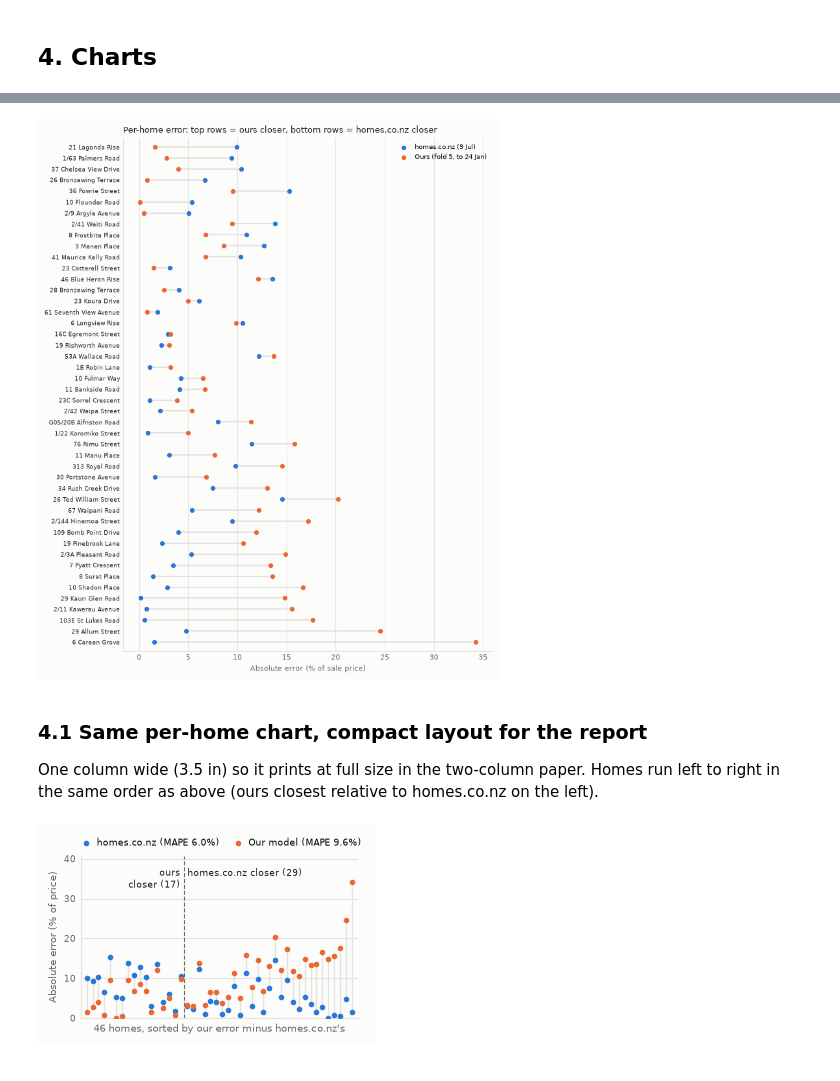
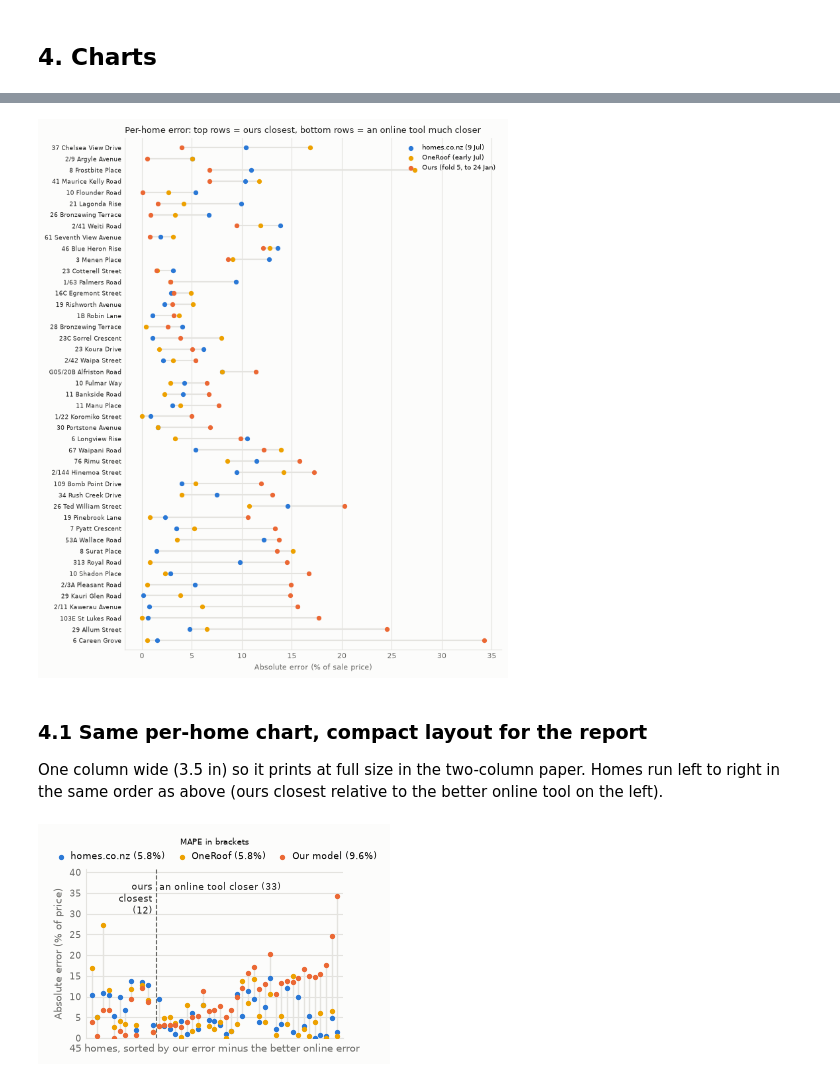
Before and after one commit to hugn456/COMPSCI_760_Group_3_Intelligent_Real_Estate_Price_Prediction_Model, a Jupyter notebook: online_valuation.ipynb, the cells around one changed output, grey strips where cells are left out. Drawn from its saved outputs; the diff is of its cells as text; code cells hidden in the pictures.

```diff
--- a/online_valuation.ipynb
+++ b/online_valuation.ipynb
@@ -177,9 +185,12 @@ valuations), and the median signed error (positive = predicts too high).
 # %%
 PREDICTORS = {
     "homes.co.nz (9 Jul)": "online_estimate",
+    "OneRoof (early Jul)": ONEROOF_COL,
     "Ours (fold 5, to 24 Jan)": "our_prediction",
     "Ours (retrained to 9 Jul)": "ours_to_9jul",
 }
+ONLINE = ["homes.co.nz (9 Jul)", "OneRoof (early Jul)"]
+OURS = ["Ours (fold 5, to 24 Jan)", "Ours (retrained to 9 Jul)"]
 y = cmp["sale_price"].values
 pct = {name: (cmp[col].values - y) / y * 100 for name, col in PREDICTORS.items()}
 
@@ -249,7 +264,7 @@ import matplotlib.pyplot as plt
 SURFACE, INK, INK_MUTED, GRID = "#fcfcfb", "#1f1f1e", "#6b6b68", "#e4e3df"
 # Our model keeps the colour it has in the report's other charts (orange).
 COLORS = {"homes.co.nz (9 Jul)": "#2a78d6", "Ours (fold 5, to 24 Jan)": "#eb6834",
-          "Ours (retrained to 9 Jul)": "#1baf7a"}
+          "Ours (retrained to 9 Jul)": "#1baf7a", "OneRoof (early Jul)": "#eda100"}
 
 
 def style(ax):
@@ -269,9 +284,10 @@ fig, axes = plt.subplots(1, 2, figsize=(7.2, 2.9), facecolor=SURFACE,
 # (a) Predicted vs actual, one dot per home; the diagonal is a perfect prediction.
 ax = axes[0]
 style(ax)
-lim = [0, cmp[["sale_price", "online_estimate", "our_prediction", "ours_to_9jul"]].max().max() / 1e6 * 1.05]
+lim = [0, cmp[["sale_price"] + list(PREDICTORS.values())].max().max() / 1e6 * 1.05]
 ax.plot(lim, lim, color=INK_MUTED, linewidth=1, linestyle=":")
-for name, col in PREDICTORS.items():
+# The retrained model is left out of the scatter to keep it readable (it is in panel b).
+for name, col in [(n, c) for n, c in PREDICTORS.items() if n != "Ours (retrained to 9 Jul)"]:
     ax.scatter(cmp["sale_price"] / 1e6, cmp[col] / 1e6, s=16, color=COLORS[name],
                edgecolor=SURFACE, linewidth=0.6, label=name, zorder=3)
 ax.set_xlim(lim)
@@ -286,18 +302,19 @@ ax = axes[1]
 style(ax)
 ax.grid(axis="x", visible=False)
 bands = ["within 5% (share)", "within 10% (share)"]
-width = 0.26
+width = 0.2
 for i, name in enumerate(PREDICTORS):
-    xs = np.arange(len(bands)) + (i - 1) * width
+    xs = np.arange(len(bands)) + (i - 1.5) * width
     vals = summary.loc[name, bands].values
     ax.bar(xs, vals, width=width, color=COLORS[name], edgecolor=SURFACE, linewidth=1.5, label=name)
     for x, v in zip(xs, vals):
-        ax.text(x, v + 1.5, f"{v:.0f}%", ha="center", va="bottom", fontsize=7, color=INK)
+        ax.text(x, v + 1.5, f"{v:.0f}%", ha="center", va="bottom", fontsize=6, color=INK)
 ax.set_xticks(range(len(bands)))
 ax.set_xticklabels(["within 5%", "within 10%"], fontsize=8, color=INK)
 ax.set_ylim(0, 100)
 ax.set_ylabel("Share of homes (%)", fontsize=8, color=INK_MUTED)
 ax.set_title(f"(b) Homes predicted within 5% / 10% (n = {len(cmp)})", fontsize=9, color=INK, loc="left")
+ax.legend(fontsize=6, frameon=False, loc="upper left", ncol=2, handlelength=1, columnspacing=0.8)
 
 plt.tight_layout()
 plt.savefig("figures/online_valuation_comparison.png", dpi=300, bbox_inches="tight", facecolor=SURFACE)
@@ -307,24 +324,26 @@ plt.show()
 # %%
-# Per-home absolute % error, ours (fold 5) vs homes.co.nz, sorted by the gap.
-# A line points left (toward 0) when one predictor is closer than the other.
-gap = (np.abs(pct["Ours (fold 5, to 24 Jan)"]) - online_abs)
+# Per-home absolute % error: ours (fold 5) vs the better of the two online tools.
+# Sorted by our error minus the best online error, so the homes where ours is
+# closest come first.
+ours_abs = abs_err["Ours (fold 5, to 24 Jan)"]
+best_online = np.minimum(abs_err["homes.co.nz (9 Jul)"], abs_err["OneRoof (early Jul)"])
+gap = ours_abs - best_online
 order = np.argsort(gap)
 labels = cmp["address"].str.split(",").str[0].values
+SHOWN = ["homes.co.nz (9 Jul)", "OneRoof (early Jul)", "Ours (fold 5, to 24 Jan)"]
 
 fig, ax = plt.subplots(figsize=(7.2, 0.17 * len(cmp) + 0.9), facecolor=SURFACE)
 style(ax)
 ax.grid(axis="y", visible=False)
 for row, i in enumerate(order):
-    a, b = online_abs[i], np.abs(pct["Ours (fold 5, to 24 Jan)"][i])
-    ax.plot([a, b], [row, row], color=GRID, linewidth=1.5, zorder=1)
-ax.scatter(online_abs[order], range(len(cmp)), s=18, color=COLORS["homes.co.nz (9 Jul)"],
-           label="homes.co.nz (9 Jul)", zorder=3)
-ax.scatter(np.abs(pct["Ours (fold 5, to 24 Jan)"])[order], range(len(cmp)), s=18,
-           color=COLORS["Ours (fold 5, to 24 Jan)"], label="Ours (fold 5, to 24 Jan)", zorder=3)
+    vals = [abs_err[n][i] for n in SHOWN]
+    ax.plot([min(vals), max(vals)], [row, row], color=GRID, linewidth=1.5, zorder=1)
+for n in SHOWN:
+    ax.scatter(abs_err[n][order], range(len(cmp)), s=18, color=COLORS[n], label=n, zorder=3)
 ax.set_yticks(range(len(cmp)))
 ax.set_yticklabels(labels[order], fontsize=6.5, color=INK)
 ax.set_xlabel("Absolute error (% of sale price)", fontsize=8, color=INK_MUTED)
-ax.set_title("Per-home error: top rows = ours closer, bottom rows = homes.co.nz closer",
+ax.set_title("Per-home error: top rows = ours closest, bottom rows = an online tool much closer",
              fontsize=9, color=INK, loc="left")
 ax.legend(fontsize=7, frameon=False, loc="upper right")
 ax.set_ylim(-0.8, len(cmp) - 0.2)
@@ -333,48 +352,51 @@ plt.tight_layout()
 plt.savefig("figures/online_valuation_per_home.png", dpi=300, bbox_inches="tight", facecolor=SURFACE)
 plt.show()
 # %% [output]
-[figure, old version]
+[figure, new version]
 # %% [markdown]
 ### 4.1 Same per-home chart, compact layout for the report
 
 One column wide (3.5 in) so it prints at full size in the two-column
 paper. Homes run left to right in the same order as above (ours closest
-relative to homes.co.nz on the left).
+relative to the better online tool on the left).
 # %%
-ours_abs = np.abs(pct["Ours (fold 5, to 24 Jan)"])
-n_ours_closer = int((gap < 0).sum())
+n_ours_closest = int((gap < 0).sum())
 x = np.arange(len(cmp))
+SHORT = {"homes.co.nz (9 Jul)": "homes.co.nz", "OneRoof (early Jul)": "OneRoof",
+         "Ours (fold 5, to 24 Jan)": "Our model"}
 
-fig, ax = plt.subplots(figsize=(3.5, 2.3), facecolor=SURFACE)
+fig, ax = plt.subplots(figsize=(3.5, 2.5), facecolor=SURFACE)
 style(ax)
 ax.grid(axis="x", visible=False)
-ax.vlines(x, online_abs[order], ours_abs[order], color=GRID, linewidth=1, zorder=1)
-ax.scatter(x, online_abs[order], s=9, color=COLORS["homes.co.nz (9 Jul)"],
-           label=f"homes.co.nz (MAPE {online_abs.mean():.1f}%)", zorder=3)
-ax.scatter(x, ours_abs[order], s=9, color=COLORS["Ours (fold 5, to 24 Jan)"],
-           label=f"Our model (MAPE {ours_abs.mean():.1f}%)", zorder=3)
+lo = np.min([abs_err[n] for n in SHOWN], axis=0)[order]
+hi = np.max([abs_err[n] for n in SHOWN], axis=0)[order]
+ax.vlines(x, lo, hi, color=GRID, linewidth=1, zorder=1)
+for n in SHOWN:
+    ax.scatter(x, abs_err[n][order], s=8, color=COLORS[n],
+               label=f"{SHORT[n]} ({abs_err[n].mean():.1f}%)", zorder=3)
 
-# Divider between the homes where ours is closer and where homes.co.nz is closer.
-split = n_ours_closer - 0.5
+# Divider: left = ours closer than both online tools; right = at least one tool closer.
+split = n_ours_closest - 0.5
 ax.axvline(split, color=INK_MUTED, linestyle="--", linewidth=0.8)
-top = max(online_abs.max(), ours_abs.max()) * 1.1
-ax.text(split - 0.6, top, f"ours\ncloser ({n_ours_closer})", ha="right", va="top", fontsize=6.5, color=INK)
-ax.text(split + 0.6, top, f"homes.co.nz closer ({len(cmp) - n_ours_closer})",
+top = hi.max() * 1.1
+ax.text(split - 0.6, top, f"ours\nclosest\n({n_ours_closest})", ha="right", va="top", fontsize=6.5, color=INK)
+ax.text(split + 0.6, top, f"an online tool closer ({len(cmp) - n_ours_closest})",
         ha="left", va="top", fontsize=6.5, color=INK)
 
 ax.set_xticks([])
 ax.set_xlim(-1, len(cmp))
 ax.set_ylim(0, top * 1.08)
 ax.tick_params(labelsize=6.5)
-ax.set_xlabel(f"{len(cmp)} homes, sorted by our error minus homes.co.nz's", fontsize=7, color=INK_MUTED)
+ax.set_xlabel(f"{len(cmp)} homes, sorted by our error minus the better online error",
+              fontsize=7, color=INK_MUTED)
 ax.set_ylabel("Absolute error (% of price)", fontsize=7, color=INK_MUTED)
-ax.legend(fontsize=6.5, frameon=False, loc="lower center", bbox_to_anchor=(0.5, 1.0), ncol=2,
-          handletextpad=0.2, columnspacing=1.0)
+ax.legend(title="MAPE in brackets", title_fontsize=6, fontsize=6.5, frameon=False,
+          loc="lower center", bbox_to_anchor=(0.5, 1.0), ncol=3, handletextpad=0.1, columnspacing=0.8)
 plt.tight_layout()
 plt.savefig("figures/online_valuation_per_home_report.png", dpi=300, bbox_inches="tight", facecolor=SURFACE)
 plt.show()
 # %% [output]
-[figure, old version]
+[figure, new version]
 # %% [markdown]
 ## 5. Reading the result
 
```
Also changed, not shown: parts of 7 cells of this notebook, 12 other files.
